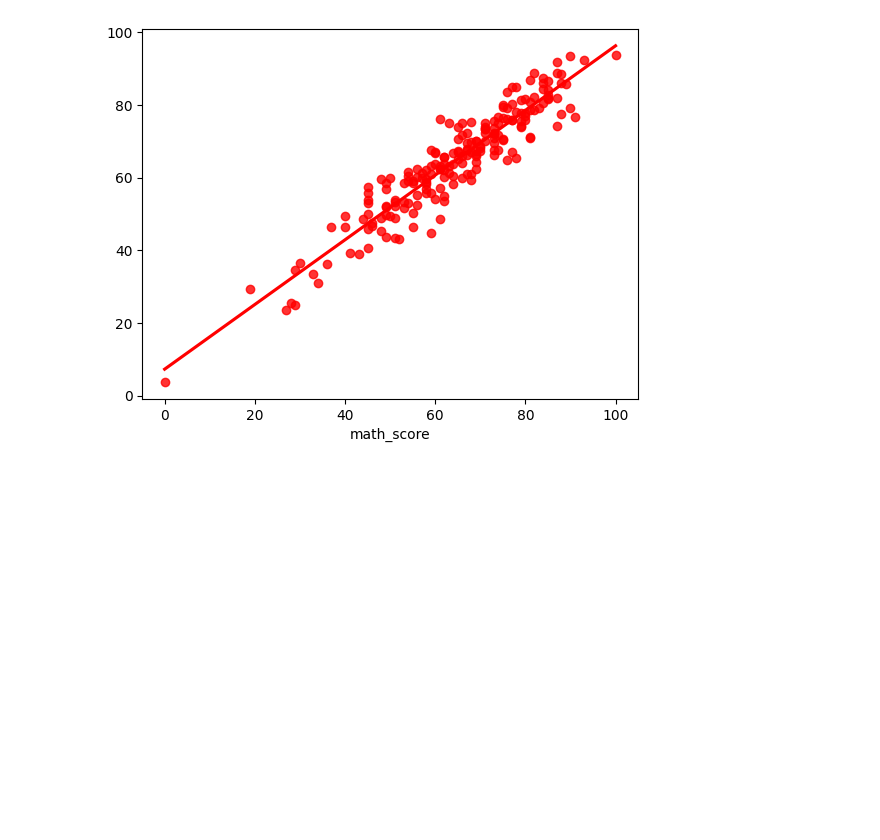
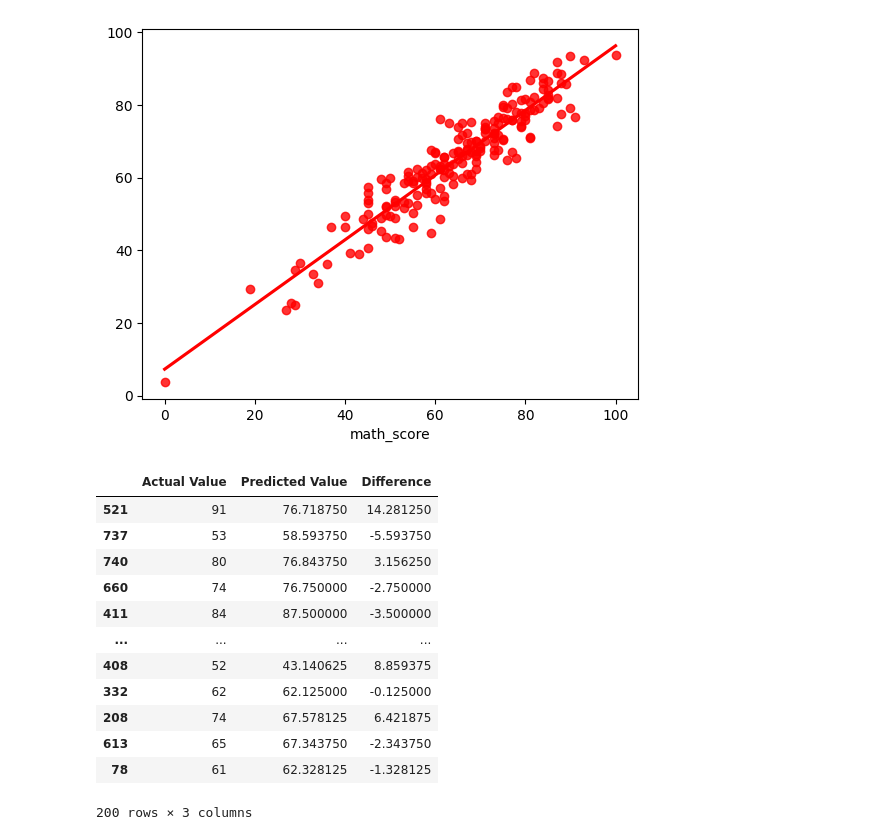
Before and after one commit to Prateek07-Kumar/End-To-End-ML-Project-With-Deployment, a Jupyter notebook: notebook/MODEL TRAINING.ipynb, the cells around one changed output. Drawn from its saved outputs; the diff is of its cells as text; code cells hidden in the pictures; blank space fills up the shorter version.

```diff
--- a/notebook/MODEL TRAINING.ipynb
+++ b/notebook/MODEL TRAINING.ipynb
@@ -209,3 +209,20 @@ plt.ylabel('Predicted');
 sns.regplot(x=y_test,y=y_pred,ci=None,color ='red');
 # %% [output]
 [figure]
+# %%
+pred_df=pd.DataFrame({'Actual Value':y_test,'Predicted Value':y_pred,'Difference':y_test-y_pred})
+pred_df
+# %% [output]
+|  | Actual Value | Predicted Value | Difference |
+| 521 | 91 | 76.718750 | 14.281250 |
+| 737 | 53 | 58.593750 | -5.593750 |
+| 740 | 80 | 76.843750 | 3.156250 |
+| 660 | 74 | 76.750000 | -2.750000 |
+| 411 | 84 | 87.500000 | -3.500000 |
+| ... | ... | ... | ... |
+| 408 | 52 | 43.140625 | 8.859375 |
+| 332 | 62 | 62.125000 | -0.125000 |
+| 208 | 74 | 67.578125 | 6.421875 |
+| 613 | 65 | 67.343750 | -2.343750 |
+| 78 | 61 | 62.328125 | -1.328125 |
+200 rows × 3 columns
```
